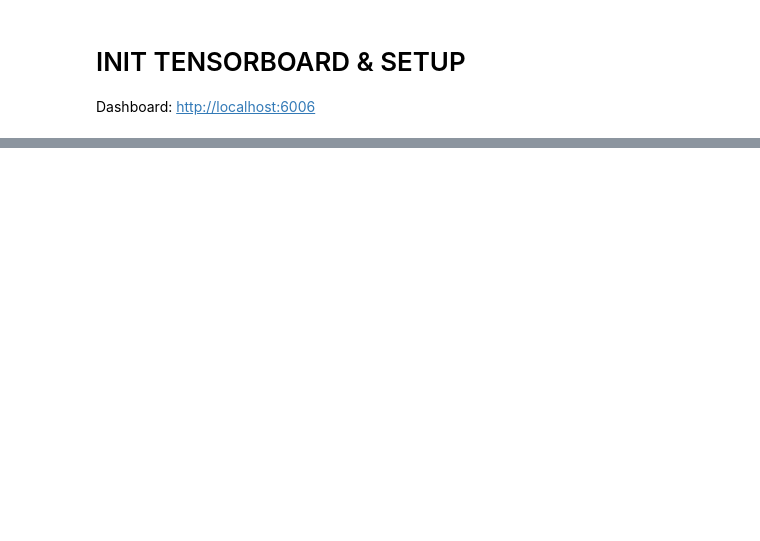
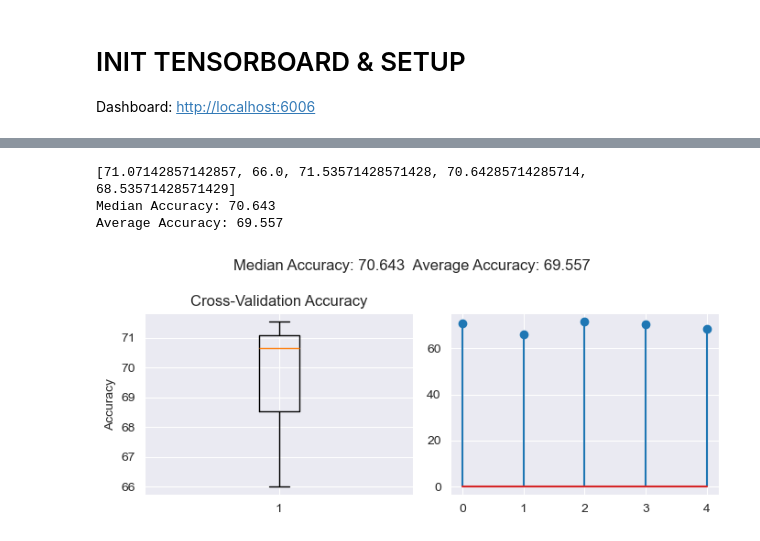
Before and after one commit to Tydox/ESC_Dissertation_2024_EEE, a Jupyter notebook: Model_Train_Test_Simple.ipynb, the cells around one changed output, grey strips where cells are left out. Cells and saved outputs as stored; diff of their text form; code cells hidden in the pictures; blank space fills up the shorter version.

```diff
--- a/Model_Train_Test_Simple.ipynb
+++ b/Model_Train_Test_Simple.ipynb
@@ -17,13 +6,0 @@ def load_data(path: str):
-# %%
-import os
-InputFolder = os.getcwd() + "/MFCC/tensors3ch/"
-#Note: Step 1: Create a dataset from the new organized folder
-from torchvision import datasets
-
-my_data_set = datasets.DatasetFolder(
-        root = InputFolder,
-        loader = load_data,
-        transform = None, #use "test_transform" only if using coeff because its missing channels=1 dimention  #our transformation for data
-        target_transform = None,
-        extensions = ('.pt',)
-)
@@ -36,15 +6,0 @@ train_dataset, test_dataset = random_split(my_data_set, [train_size, test_size])
-# %%
-#Note:  step 3 - Turn train\test Datasets into train\test DataLoaders
-BATCH_SIZE = 10
-NUM_OF_WORKERS = os.cpu_count() #this is used on collab when I want to use all max cpu power
-
-from torch.utils.data import DataLoader
-train_dataloader = DataLoader(dataset = train_dataset,
-                              batch_size = BATCH_SIZE,  # how many samples per batch?
-                              #num_workers=NUM_OF_WORKERS,#ERROR THIS DOESNT WORK ON LAPTOP BUT WORKS ON COLLAB # how many CPU subprocesses to use for data loading? (higher = more)
-                              shuffle = True)  # shuffle the data?
-
-test_dataloader = DataLoader(dataset = test_dataset,
-                             batch_size = BATCH_SIZE,  # how many samples per batch?
-                             #num_workers=NUM_OF_WORKERS,#ERROR THIS DOESNT WORK ON LAPTOP BUT WORKS ON COLLAB # how many CPU subprocesses to use for data loading? (higher = more)
-                             shuffle = True)  # shuffle the data?
@@ -278,0 +812,5 @@ Epoch: 0 | Loss: 4.006 | Test loss: 3.905 | Train Acc: 3.107142448425293 | Test
+# %%
+InputFolder_ = os.getcwd() + "\\MFCC\\DATA_D_221K_12346\\"
+cfg1 = LearningConfiguration(InputFolder=InputFolder_, NUM_OF_WORKERS=os.cpu_count() - 2, DEVICE=device, BATCH_SIZE=64,EPOCHS=100)  #,NUM_OF_CLASSES=50)
+cfg1.set_new_expi(exp_name="default_params_12346", model_name="CNNv1", data_name="ESC50")
+model_train(MODEL_="CNN50v2()", data_set=my_data_set, cfg=cfg1)
@@ -278,0 +847,7 @@ Epoch: 0 | Loss: 4.006 | Test loss: 3.905 | Train Acc: 3.107142448425293 | Test
+# %%
+metrics_calc(cfg1)
+# %% [output]
+[71.07142857142857, 66.0, 71.53571428571428, 70.64285714285714, 68.53571428571429]
+Median Accuracy: 70.643
+Average Accuracy: 69.557
+[figure, added]
```
Also changed, not shown: parts of 41 cells of this notebook, 24 other files.
